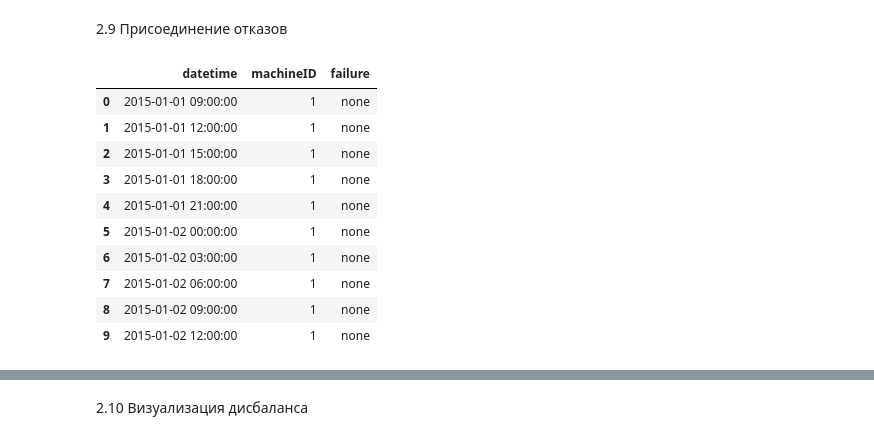
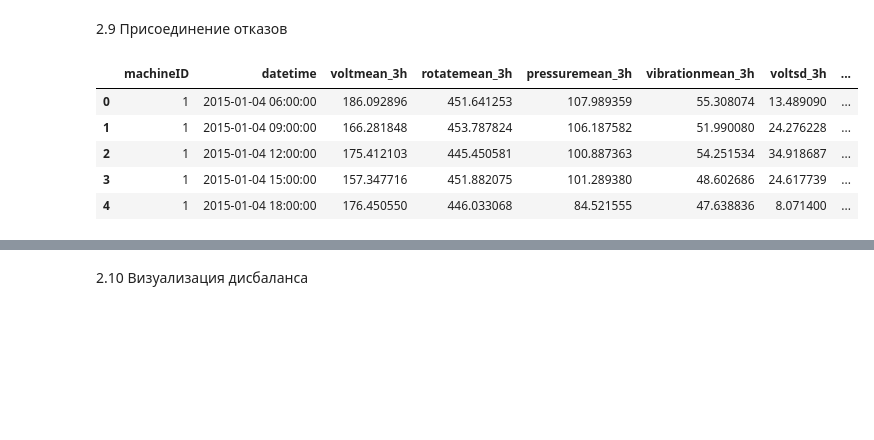
Before and after one commit to alekseevavlada/Hybrid-Predictive-Maintenance, a Jupyter notebook: Notebooks/Classification.ipynb, the cells around one changed output, grey strips where cells are left out. Saved outputs shown, nothing was run; the diff lists cells and outputs as text; code cells hidden in the pictures; blank space fills up the shorter version.

```diff
--- a/Notebooks/Classification.ipynb
+++ b/Notebooks/Classification.ipynb
@@ -478,28 +478,71 @@ final_feat.head()
 # %% [markdown]
 2.9 Присоединение отказов
 # %%
-# Убедимся, что failures имеет нужные колонки
-failures = failures[["datetime", "machineID", "failure"]].copy()
+# Сортировка и объединение отказов с признаками по времени
+failures["datetime"] = pd.to_datetime(failures["datetime"])
+failures = failures.sort_values(["machineID", "datetime"])
 
-# Объединяем с признаками
-labeled_features = final_feat.merge(failures, on=["datetime", "machineID"], how="left")
+# Список всех отказов
+failure_records = []
 
-# Заполняем назад до 7 временных шагов (24H)
-labeled_features["failure"] = labeled_features.groupby("machineID")["failure"].fillna(method="bfill", limit=7)
+for _, row in failures.iterrows():
+    mid = row["machineID"]
+    t_fail = row["datetime"]
+    comp = row["failure"]
 
-# Всё остальное "none"
-labeled_features["failure"] = labeled_features["failure"].fillna("none")
+    # Выбираем признаки за 24 часа до отказа
+    window_start = t_fail - pd.Timedelta(hours=24)
+    window_features = final_feat[
+        (final_feat["machineID"] == mid) &
+        (final_feat["datetime"] >= window_start) &
+        (final_feat["datetime"] < t_fail)
+    ].copy()
 
-labeled_features[["datetime", "machineID", "failure"]].head(10)
+    # Каждая строка в окне отдельный объект с меткой отказа
+    window_features["failure"] = comp
+    failure_records.append(window_features)
+
+# Объединяем все положительные окна
+positive_samples = pd.concat(failure_records, ignore_index=True)
+
+# Добавляем случайные отрицательные примеры без отказа
+# Сначала определим все временные точки, где нет отказа в будущем 24h
+all_times = final_feat[["machineID", "datetime"]].copy()
+all_times = all_times.merge(failures, on=["machineID", "datetime"], how="left")
+all_times = all_times[all_times["failure"].isna()]  # Нет отказа именно в этот момент
+
+# Убираем точки, где в следующие 24h есть отказ
+def has_failure_in_next_24h(row, failures_df):
+    t = row["datetime"]
+    mid = row["machineID"]
+    future_fails = failures_df[
+        (failures_df["machineID"] == mid) &
+        (failures_df["datetime"] > t) &
+        (failures_df["datetime"] <= t + pd.Timedelta(hours=24))
+    ]
+    return not future_fails.empty
+
+all_times["has_future_fail"] = all_times.apply(
+    lambda r: has_failure_in_next_24h(r, failures), axis=1
+)
+negative_candidates = all_times[~all_times["has_future_fail"]]
+
+# Выбираем случайные точки
+# Например, в 3 раза больше, чем положительных
+n_pos = len(positive_samples)
+n_neg = min(3 * n_pos, len(negative_candidates))
+negative_samples = negative_candidates.sample(n=n_neg, random_state=42).copy()
+negative_samples = negative_samples.merge(final_feat, on=["machineID", "datetime"], how="left")
+negative_samples["failure"] = "none"
+
+# Объединяем
+labeled_features_clean = pd.concat([positive_samples, negative_samples], ignore_index=True)
+labeled_features = labeled_features_clean.dropna(subset=["failure"])
+labeled_features.head()
 # %% [output]
-|  | datetime | machineID | failure |
-| 0 | 2015-01-01 09:00:00 | 1 | none |
-| 1 | 2015-01-01 12:00:00 | 1 | none |
-| 2 | 2015-01-01 15:00:00 | 1 | none |
-| 3 | 2015-01-01 18:00:00 | 1 | none |
-| 4 | 2015-01-01 21:00:00 | 1 | none |
-| 5 | 2015-01-02 00:00:00 | 1 | none |
-| 6 | 2015-01-02 03:00:00 | 1 | none |
-| 7 | 2015-01-02 06:00:00 | 1 | none |
-| 8 | 2015-01-02 09:00:00 | 1 | none |
-| 9 | 2015-01-02 12:00:00 | 1 | none |
+|  | machineID | datetime | voltmean_3h | rotatemean_3h | pressuremean_3h | vibrationmean_3h | voltsd_3h | ... |
+| 0 | 1 | 2015-01-04 06:00:00 | 186.092896 | 451.641253 | 107.989359 | 55.308074 | 13.489090 | ... |
+| 1 | 1 | 2015-01-04 09:00:00 | 166.281848 | 453.787824 | 106.187582 | 51.990080 | 24.276228 | ... |
+| 2 | 1 | 2015-01-04 12:00:00 | 175.412103 | 445.450581 | 100.887363 | 54.251534 | 34.918687 | ... |
+| 3 | 1 | 2015-01-04 15:00:00 | 157.347716 | 451.882075 | 101.289380 | 48.602686 | 24.617739 | ... |
+| 4 | 1 | 2015-01-04 18:00:00 | 176.450550 | 446.033068 | 84.521555 | 47.638836 | 8.071400 | ... |
```
Also changed, not shown: parts of 40 cells of this notebook.
